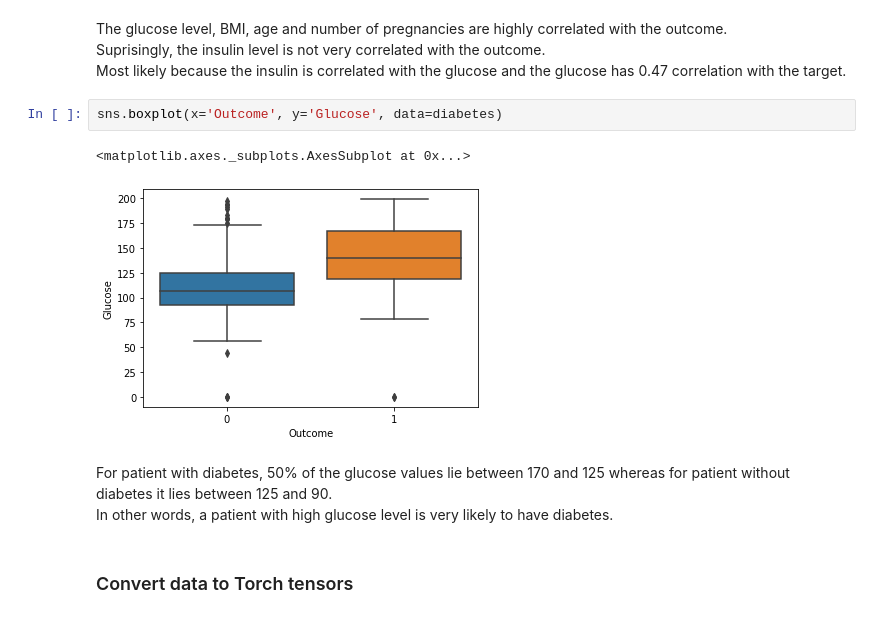
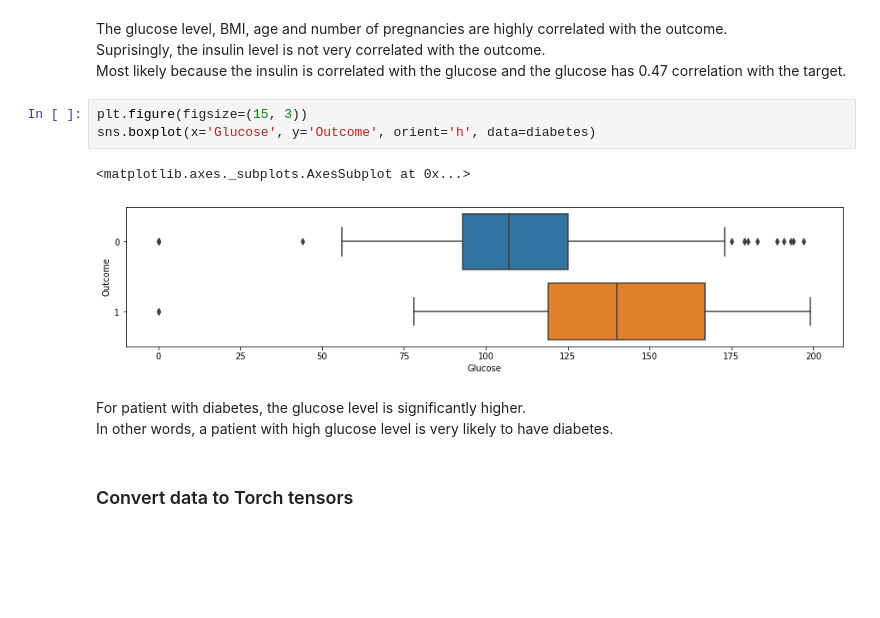
Before and after one commit to ConsciousML/Logistic-Regression-from-scratch, a Jupyter notebook: Logistic Regression.ipynb, the cells around one changed output. Drawn from its saved outputs; the diff is of its cells as text; blank space fills up the shorter version.

```diff
--- a/Logistic Regression.ipynb
+++ b/Logistic Regression.ipynb
@@ -60,13 +60,14 @@ sns.heatmap(diabetes.corr(), annot=True, square=True, fmt='0.2f')
 The glucose level, BMI, age and number of pregnancies are highly correlated with the outcome.<br>
 Suprisingly, the insulin level is not very correlated with the outcome.<br>
 Most likely because the insulin is correlated with the glucose and the glucose has 0.47 correlation with the target.
-# %%
-sns.boxplot(x='Outcome', y='Glucose', data=diabetes)
-# %% [output]
-<matplotlib.axes._subplots.AxesSubplot at 0x...>
-[figure, removed]
+# %%
+plt.figure(figsize=(15, 3))
+sns.boxplot(x='Glucose', y='Outcome', orient='h', data=diabetes)
+# %% [output]
+<matplotlib.axes._subplots.AxesSubplot at 0x...>
+[figure, added]
 # %% [markdown]
-For patient with diabetes, 50% of the glucose values lie between 170 and 125 whereas for patient without diabetes it lies between 125 and 90.<br>
+For patient with diabetes, the glucose level is significantly higher.<br>
 In other words, a patient with high glucose level is very likely to have diabetes.
 # %% [markdown]
 ### Convert data to Torch tensors
```
Also changed, not shown: parts of 3 cells of this notebook.
